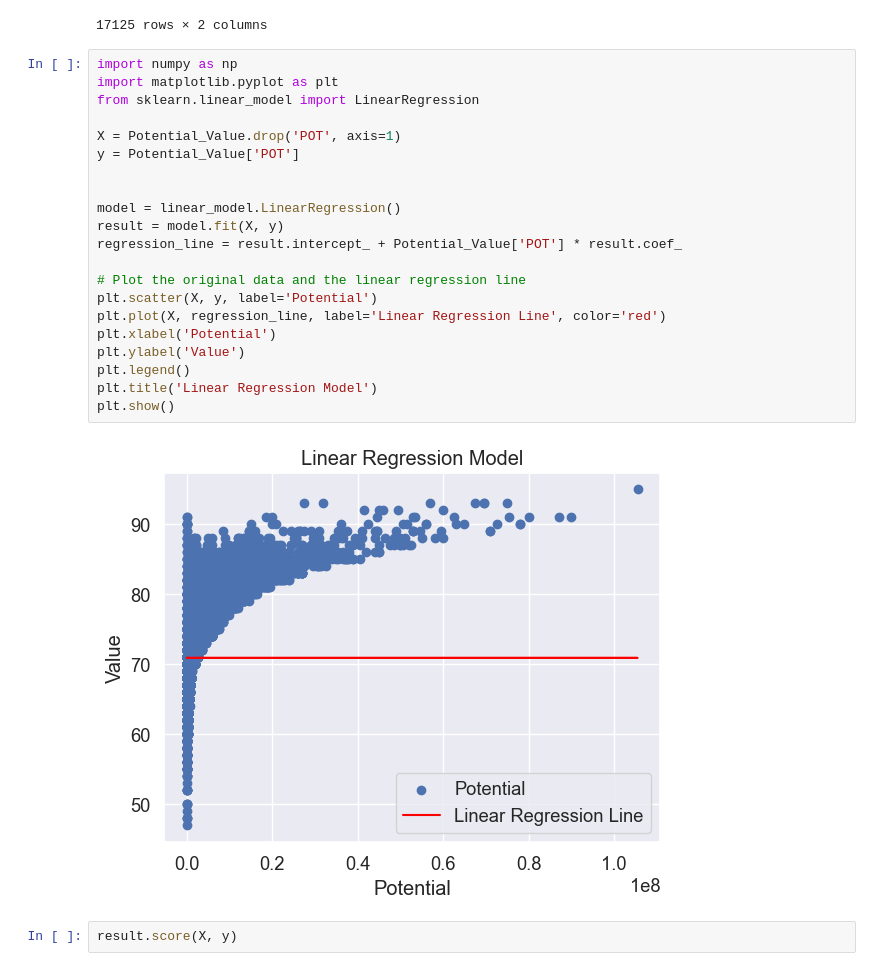
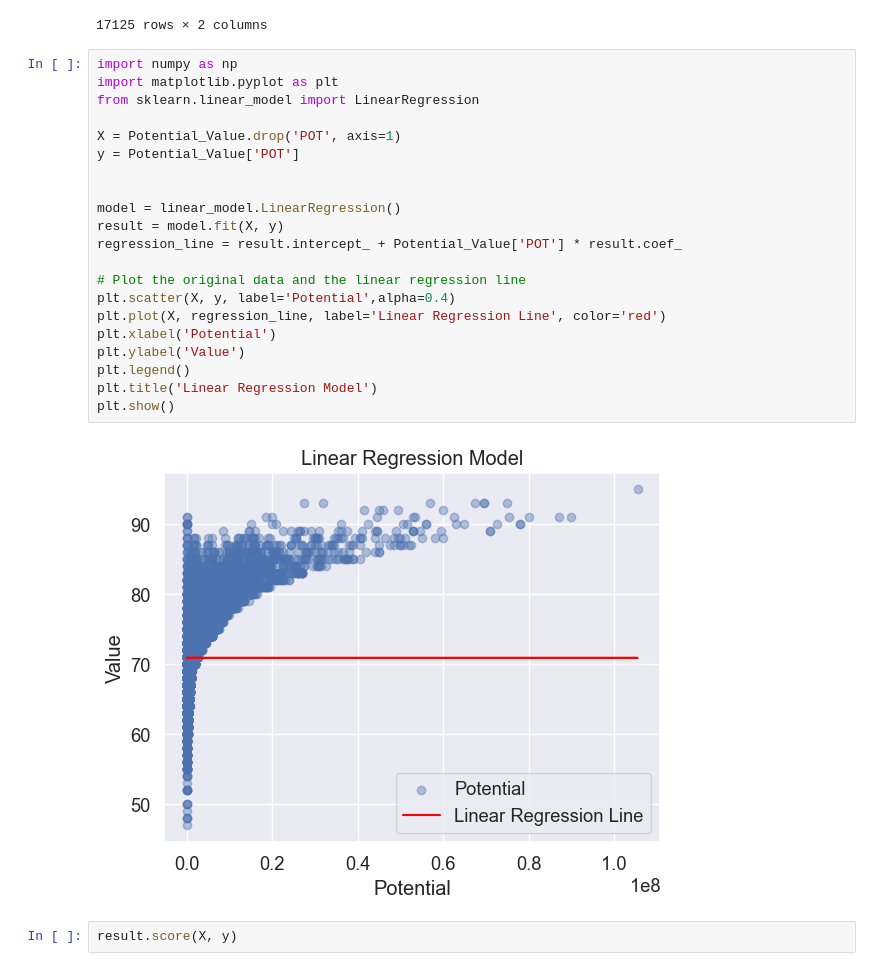
Before and after one commit to RaulRla/Fifa21_Project, a Jupyter notebook: Fifa project.ipynb, the cells around one changed output. Cells and saved outputs as stored; diff of their text form.

```diff
--- a/Fifa project.ipynb
+++ b/Fifa project.ipynb
@@ -536,26 +536,26 @@ Potential_Value
 # %%
 import numpy as np
 import matplotlib.pyplot as plt
 from sklearn.linear_model import LinearRegression
 
 X = Potential_Value.drop('POT', axis=1)
 y = Potential_Value['POT']
 
 
 model = linear_model.LinearRegression()
 result = model.fit(X, y)
 regression_line = result.intercept_ + Potential_Value['POT'] * result.coef_
 
 # Plot the original data and the linear regression line
-plt.scatter(X, y, label='Potential')
+plt.scatter(X, y, label='Potential',alpha=0.4)
 plt.plot(X, regression_line, label='Linear Regression Line', color='red')
 plt.xlabel('Potential')
 plt.ylabel('Value')
 plt.legend()
 plt.title('Linear Regression Model')
 plt.show()
 # %% [output]
-[figure, old version]
+[figure, new version]
 # %%
 result.score(X, y)
 # %% [output]
```
Also changed, not shown: parts of 2 cells of this notebook.
